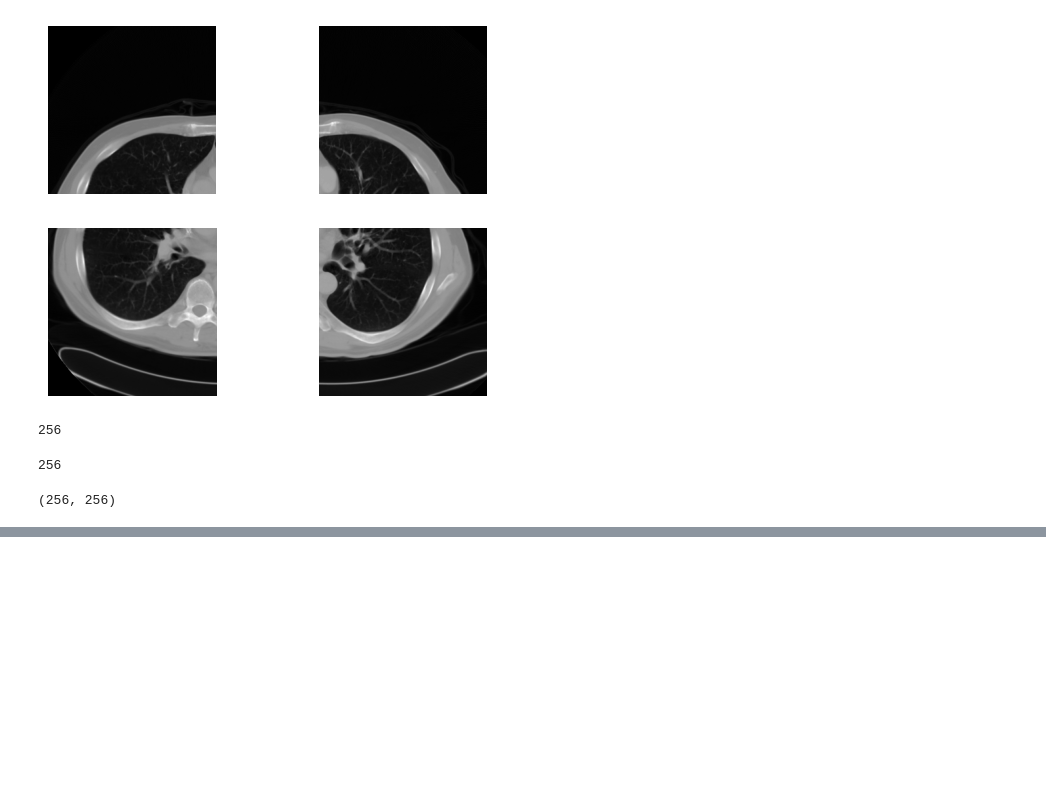
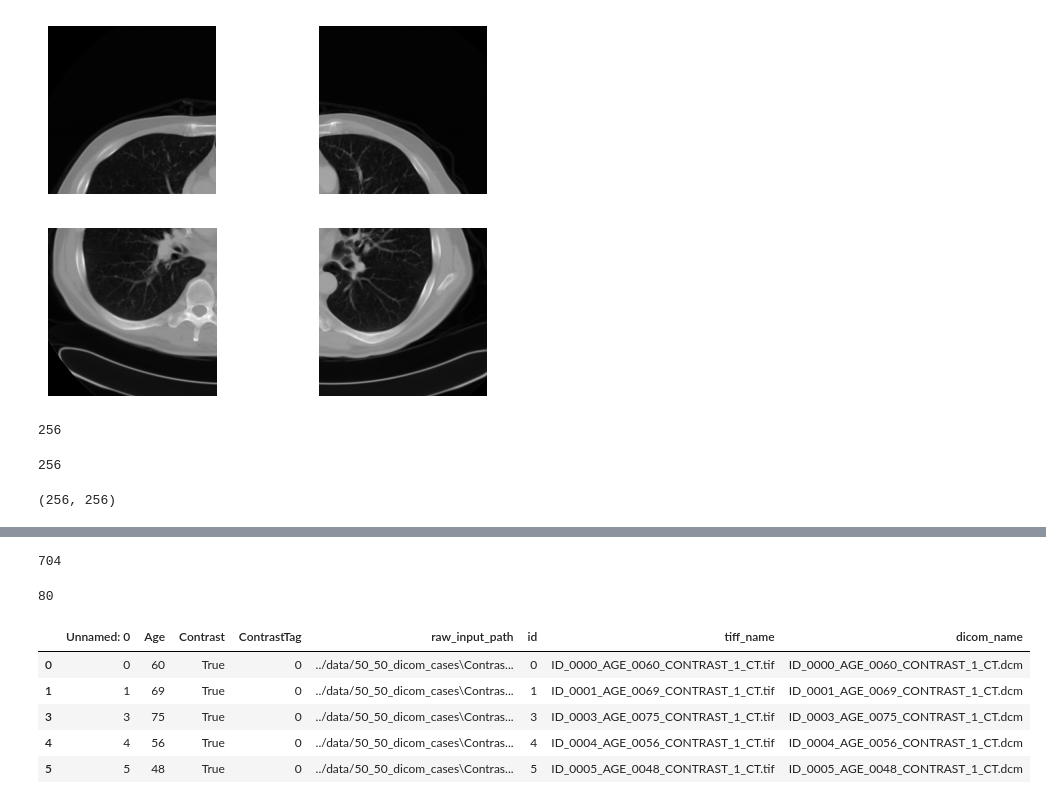
Before and after one commit to BRIJNANDA1979/Data-Science-for-Beginners, a Jupyter notebook: Medical_Imaging_CNN.ipynb, the cells around one changed output, grey strips where cells are left out. Saved outputs shown, nothing was run; the diff lists cells and outputs as text; code cells hidden in the pictures; blank space fills up the shorter version.

```diff
--- a/Medical_Imaging_CNN.ipynb
+++ b/Medical_Imaging_CNN.ipynb
@@ -428,0 +440,2 @@ im[:rsplit,:csplit].shape
+# %%
+df_train = df[(df.ContrastTag == '0')]
@@ -428,0 +444,17 @@ im[:rsplit,:csplit].shape
+# %%
+df_train.size
+# %% [output]
+704
+# %%
+df_test.size
+# %% [output]
+80
+# %%
+df_train.head()
+# %% [output]
+|  | Unnamed: 0 | Age | Contrast | ContrastTag | raw_input_path | id | tiff_name | dicom_name |
+| 0 | 0 | 60 | True | 0 | ../data/50_50_dicom_cases\Contras... | 0 | ID_0000_AGE_0060_CONTRAST_1_CT.tif | ID_0000_AGE_0060_CONTRAST_1_CT.dcm |
+| 1 | 1 | 69 | True | 0 | ../data/50_50_dicom_cases\Contras... | 1 | ID_0001_AGE_0069_CONTRAST_1_CT.tif | ID_0001_AGE_0069_CONTRAST_1_CT.dcm |
+| 3 | 3 | 75 | True | 0 | ../data/50_50_dicom_cases\Contras... | 3 | ID_0003_AGE_0075_CONTRAST_1_CT.tif | ID_0003_AGE_0075_CONTRAST_1_CT.dcm |
+| 4 | 4 | 56 | True | 0 | ../data/50_50_dicom_cases\Contras... | 4 | ID_0004_AGE_0056_CONTRAST_1_CT.tif | ID_0004_AGE_0056_CONTRAST_1_CT.dcm |
+| 5 | 5 | 48 | True | 0 | ../data/50_50_dicom_cases\Contras... | 5 | ID_0005_AGE_0048_CONTRAST_1_CT.tif | ID_0005_AGE_0048_CONTRAST_1_CT.dcm |
```
Also changed, not shown: parts of 31 cells of this notebook.
